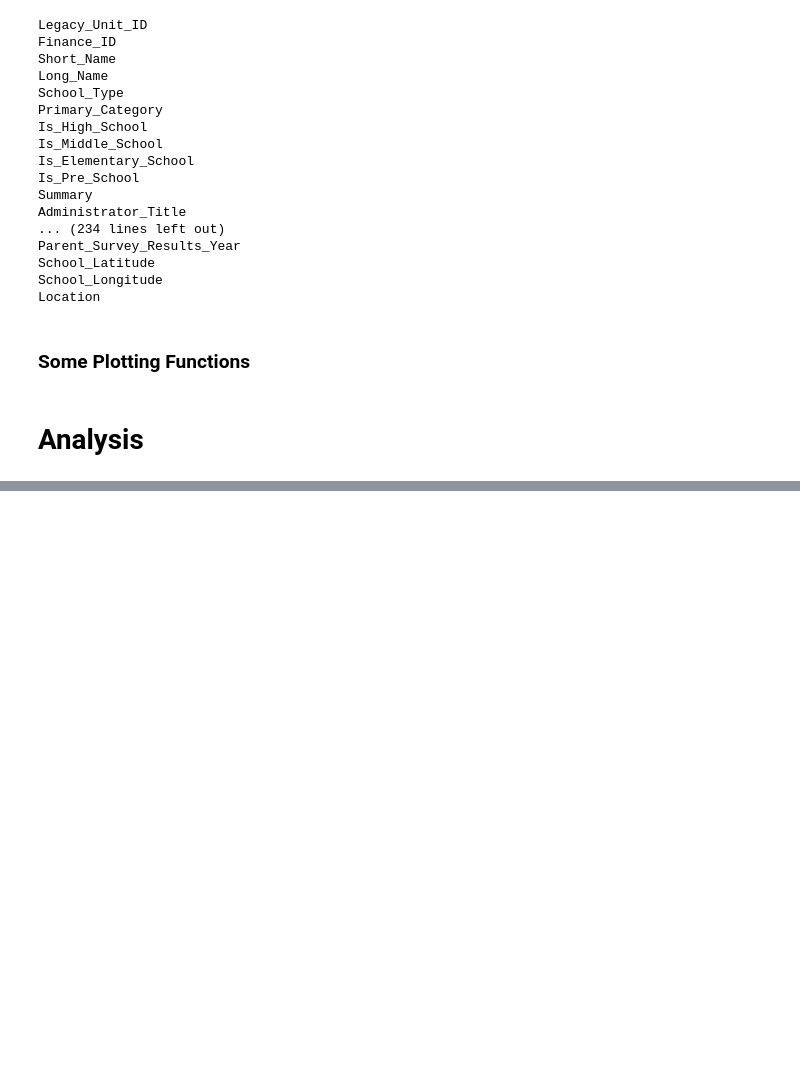
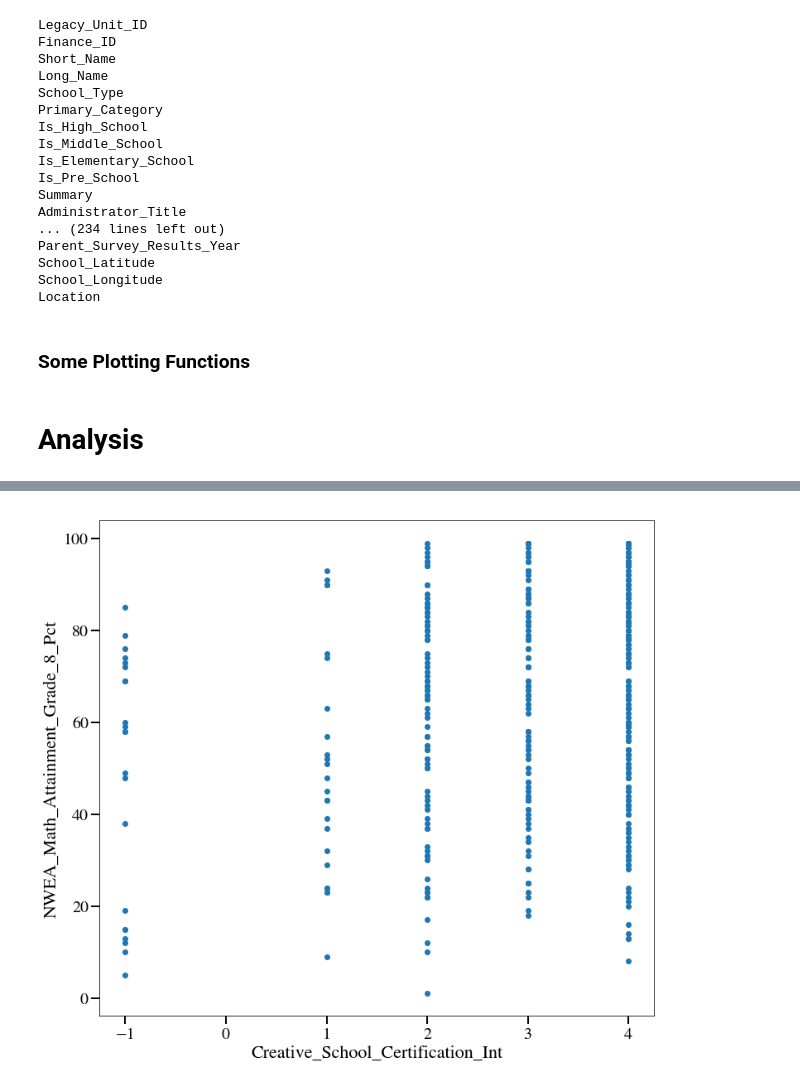
Before and after one commit to avault/chicago_public_schools, a Jupyter notebook: analyses/analysis_setup.ipynb, the cells around one changed output, grey strips where cells are left out. Saved outputs shown, nothing was run; the diff lists cells and outputs as text; code cells hidden in the pictures; blank space fills up the shorter version.

```diff
--- a/analyses/analysis_setup.ipynb
+++ b/analyses/analysis_setup.ipynb
@@ -90,0 +124,16 @@ def scatter_plot( df, x_key, y_key ):
+# %%
+overall_rating_mapping = {
+    'INCOMPLETE DATA': -1.,
+    'EMERGING': 1.,
+    'DEVELOPING': 2.,
+    'STRONG': 3.,
+    'EXCELLING': 4.,
+}
+overall_rating_int = []
+for rating in combined_df['Creative_School_Certification']:
+    overall_rating_int.append( overall_rating_mapping[rating] )
+combined_df['Creative_School_Certification_Int'] = np.array( overall_rating_int )
+# %%
+scatter_plot( combined_df, 'Creative_School_Certification_Int', 'NWEA_Math_Attainment_Grade_8_Pct' )
+# %% [output]
+[figure, added]
```
Also changed, not shown: parts of 5 cells of this notebook, 3 other files.
